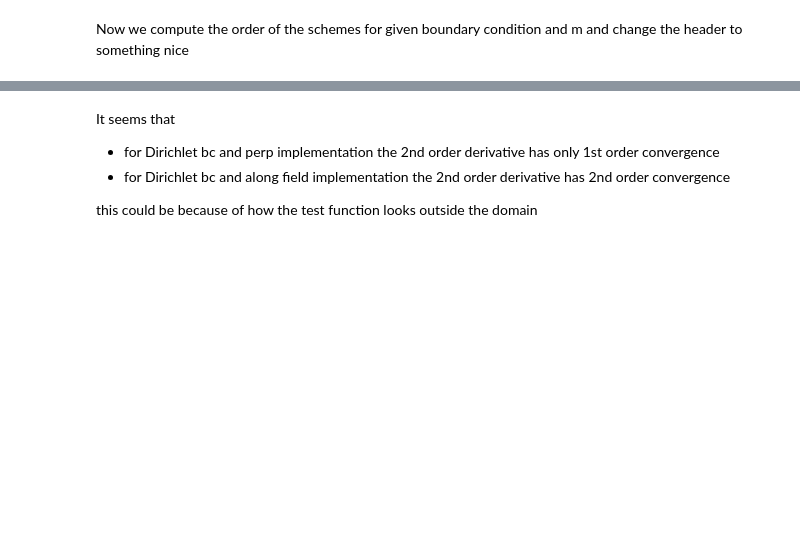
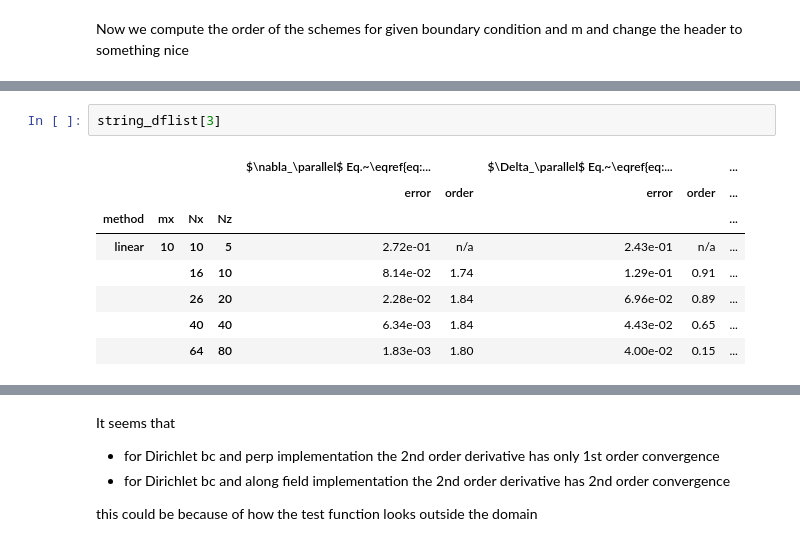
Before and after one commit to mwiesenberger/convergence_ds, a Jupyter notebook: 1ds_t.ipynb, the cells around one changed output, grey strips where cells are left out. Drawn from its saved outputs; the diff is of its cells as text; blank space fills up the shorter version.

```diff
--- a/1ds_t.ipynb
+++ b/1ds_t.ipynb
@@ -145,0 +187,11 @@ df_dir
+# %%
+string_dflist[3]
+# %% [output]
+|  |  |  |  | $\nabla_\parallel$ Eq.~\eqref{eq:... |  | $\Delta_\parallel$ Eq.~\eqref{eq:... |  | ... |
+|  |  |  |  | error | order | error | order | ... |
+| method | mx | Nx | Nz |  |  |  |  | ... |
+| linear | 10 | 10 | 5 | 2.72e-01 | n/a | 2.43e-01 | n/a | ... |
+|  |  | 16 | 10 | 8.14e-02 | 1.74 | 1.29e-01 | 0.91 | ... |
+|  |  | 26 | 20 | 2.28e-02 | 1.84 | 6.96e-02 | 0.89 | ... |
+|  |  | 40 | 40 | 6.34e-03 | 1.84 | 4.43e-02 | 0.65 | ... |
+|  |  | 64 | 80 | 1.83e-03 | 1.80 | 4.00e-02 | 0.15 | ... |
```
Also changed, not shown: parts of 19 cells of this notebook, 2 other files.
